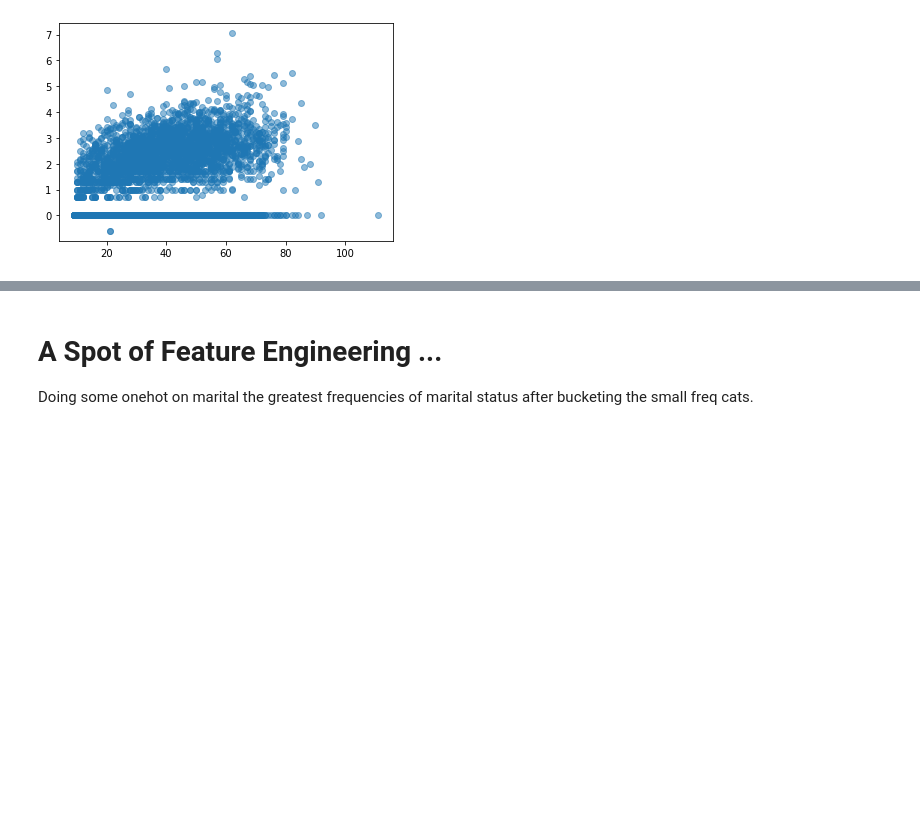
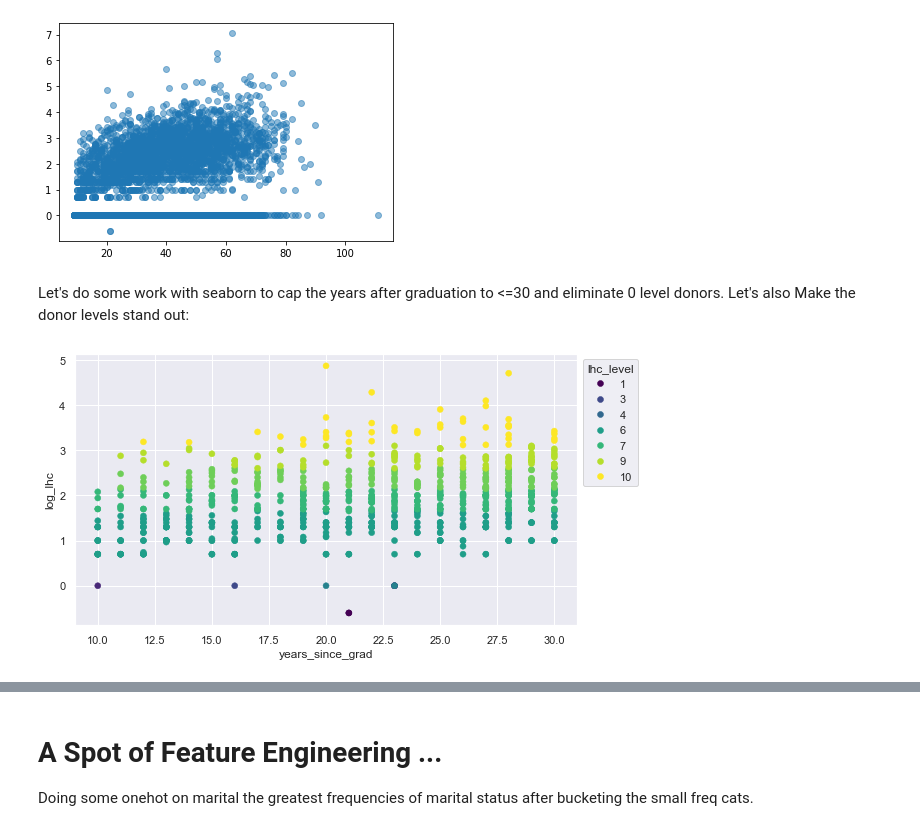
Before and after one commit to mgoold/ds_work, a Jupyter notebook: docs/donor_exploration/donor_data.ipynb, the cells around one changed output, grey strips where cells are left out. Drawn from its saved outputs; the diff is of its cells as text; code cells hidden in the pictures; blank space fills up the shorter version.

```diff
--- a/docs/donor_exploration/donor_data.ipynb
+++ b/docs/donor_exploration/donor_data.ipynb
@@ -75,3 +78,18 @@ plt.scatter(df['years_since_grad'],df['log_lhc'], alpha=0.5)
 plt.show()
 # %% [output]
 [figure]
+# %% [markdown]
+Let's do some work with seaborn to cap the years after graduation to <=30 and eliminate 0 level donors.  Let's also Make the donor levels stand out:
+# %%
+# n.b. :
+# https://stackoverflow.com/questions/31594549/how-to-change-the-figure-size-of-a-seaborn-axes-or-figure-level-plot
+# https://seaborn.pydata.org/generated/seaborn.move_legend.html
+# https://stackoverflow.com/questions/26139423/plot-different-color-for-different-categorical-levels
+
+df2=df.loc[(df['years_since_grad']<=30) & (df['lhc_clean']>0)]
+
+sns.set(rc={'figure.figsize':(9,5)})
+ax=sns.scatterplot(x='years_since_grad', y='log_lhc', data=df2, hue='lhc_level', ec=None, palette="viridis")
+sns.move_legend(ax, "upper left", bbox_to_anchor=(1, 1))
+# %% [output]
+[figure, added]
```
Also changed, not shown: parts of 8 cells of this notebook.
